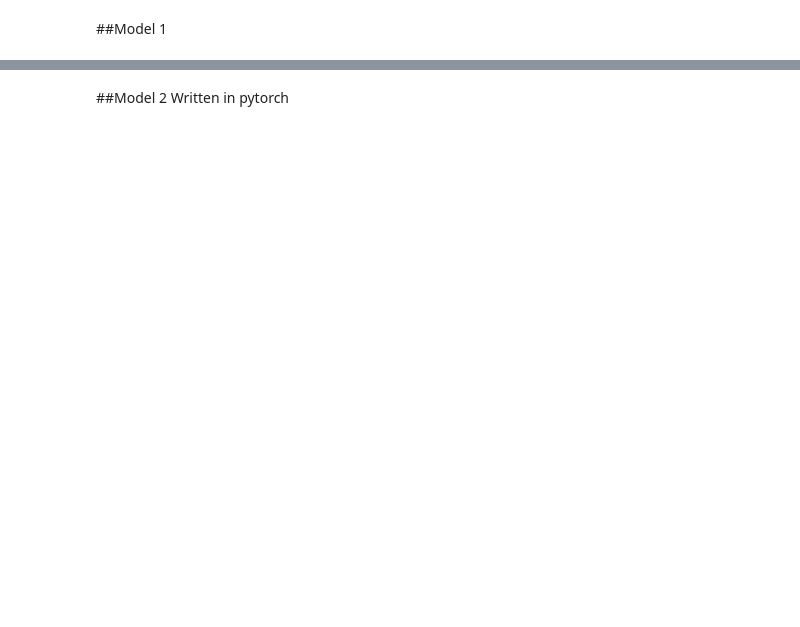
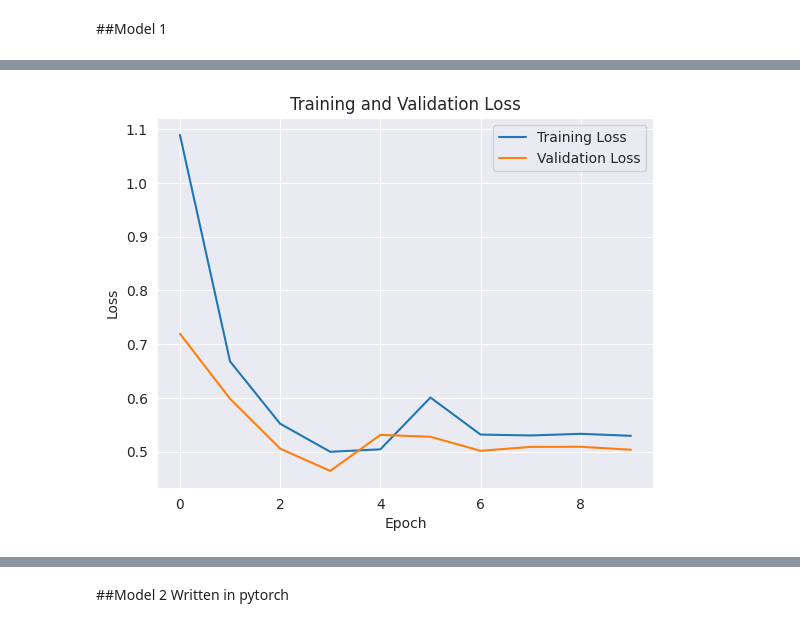
Before and after one commit to Wvidit/24035066-CSOC-IG, a Jupyter notebook: Vanilla-Neural-Network/model.ipynb, the cells around one changed output, grey strips where cells are left out. Saved outputs shown, nothing was run; the diff lists cells and outputs as text; code cells hidden in the pictures; blank space fills up the shorter version.

Commit message:
Final Model

```diff
--- a/Vanilla-Neural-Network/model.ipynb
+++ b/Vanilla-Neural-Network/model.ipynb
@@ -321 +301,60 @@ X = scaler.fit_transform(X)
 X_train, X_test, Y_train, Y_test = train_test_split(X, Y, test_size=0.2, random_state=42)
+# %%
+model1 = my_ffnn()
+optimizer = Adam(model1.layers)
+epochs = 10
+
+params = {}
+for i, layer in enumerate(model1.layers):
+    params["W" + str(i+1)] = layer.weights
+    params["b" + str(i+1)] = layer.bias
+
+
+
+loss_history = []
+loss_history_cv = []
+
+for epoch in range(epochs):
+    epoch_loss = 0
+    epoch_loss_cv = 0
+    v, s = optimizer.initialize(params)
+
+    for i in range(len(X_train)):
+        x = X_train[i].reshape(1, -1)
+        y = Y_train[i].reshape(1, -1)
+
+        y_hat = model1.forward(x)
+        epsilon = 1e-9
+        loss = -np.sum(y * np.log(y_hat + epsilon))
+        epoch_loss += loss
+
+        grads = model1.back_prop(x, y)
+        params, v, s = optimizer.update(params, grads, v, s)
+
+        for idx, layer in enumerate(model1.layers):
+            layer.weights = params["W" + str(idx+1)]
+            layer.bias = params["b" + str(idx+1)]
+
+    for i in range(len(X_test)):
+        x_cv = X_test[i].reshape(1, -1)
+        y_cv = Y_test[i].reshape(1, -1)
+
+        y_hat_cv = model1.forward(x_cv)
+        loss_cv = -np.sum(y_cv * np.log(y_hat_cv + epsilon))
+        epoch_loss_cv += loss_cv
+
+    epoch_loss /= len(X_train)
+    epoch_loss_cv /= len(X_test)
+    loss_history.append(epoch_loss)
+    loss_history_cv.append(epoch_loss_cv)
+
+    print(f"Epoch {epoch+1}/{epochs}, Training Loss: {epoch_loss:.8f}, Validation Loss: {epoch_loss_cv:.8f}")
+
+plt.plot(loss_history, label='Training Loss')
+plt.plot(loss_history_cv, label='Validation Loss')
+plt.xlabel('Epoch')
+plt.ylabel('Loss')
+plt.title('Training and Validation Loss')
+plt.legend()
+plt.show()
+# %% [output]
@@ -322,3 +371,4 @@ X_train, X_test, Y_train, Y_test = train_test_split(X, Y, test_size=0.2, random_
+[figure, added]
 # %%
 from IPython.display import clear_output
 
```
Also changed, not shown: parts of 24 cells of this notebook.
